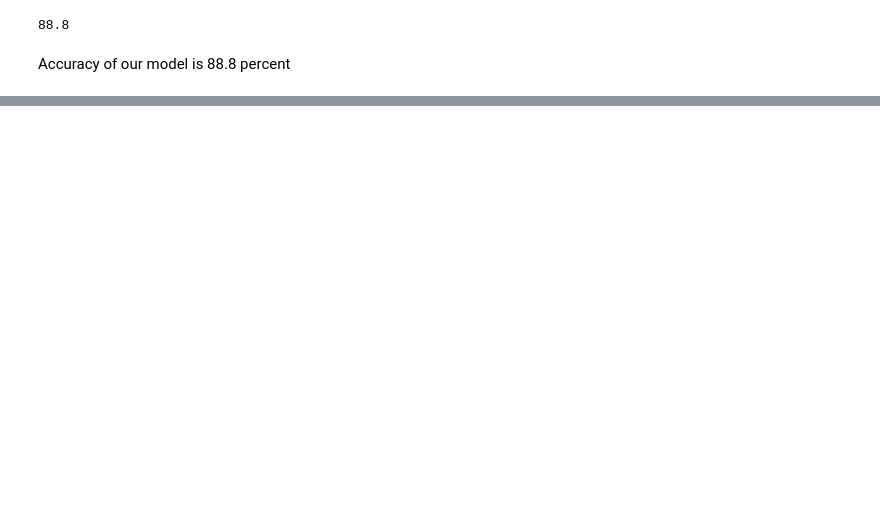
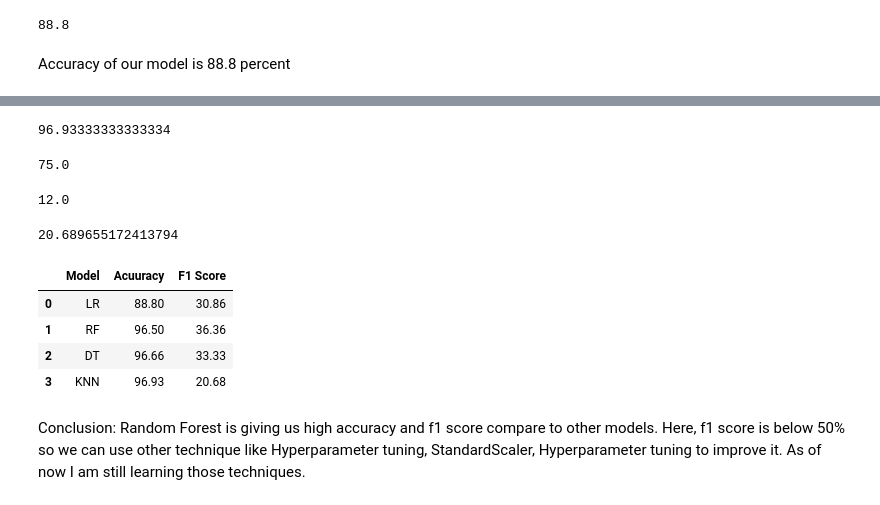
Before and after one commit to SahilD95/Credit-Risk-Analysis, a Jupyter notebook: Credit_Risk_Analysis.ipynb, the cells around one changed output, grey strips where cells are left out. Saved outputs shown, nothing was run; the diff lists cells and outputs as text; code cells hidden in the pictures; blank space fills up the shorter version.

```diff
--- a/Credit_Risk_Analysis.ipynb
+++ b/Credit_Risk_Analysis.ipynb
@@ -262,0 +466,33 @@ F1_Score
+# %%
+Accuracy_KNN = Acc_KNN = (TP_KNN+TN_KNN)/(TP_KNN+FP_KNN+FN_KNN+TN_KNN)
+Accuracy_KNN*100
+# %% [output]
+96.93333333333334
+# %%
+Recall_KNN = Rec_KNN = TP_KNN/(TP_KNN+FN_KNN)
+Recall_KNN*100
+# %% [output]
+75.0
+# %%
+Precision_KNN = TP_KNN/(TP_KNN+FP_KNN)
+Precision_KNN*100
+# %% [output]
+12.0
+# %%
+F1_Score_KNN = 2*Precision_KNN*Recall_KNN/(Precision_KNN+Recall_KNN)
+F1_Score_KNN*100
+# %% [output]
+20.689655172413794
+# %%
+data = [['LR', 88.8,30.86], ['RF',96.5, 36.36], ['DT', 96.66,33.33],['KNN',96.93,20.68]]
+
+Matrix = pd.DataFrame(data, columns=['Model', 'Acuuracy','F1 Score'])
+Matrix
+# %% [output]
+|  | Model | Acuuracy | F1 Score |
+| 0 | LR | 88.80 | 30.86 |
+| 1 | RF | 96.50 | 36.36 |
+| 2 | DT | 96.66 | 33.33 |
+| 3 | KNN | 96.93 | 20.68 |
+# %% [markdown]
+Conclusion: Random Forest is giving us high accuracy and f1 score compare to other models. Here, f1 score is below 50% so we can use other technique like Hyperparameter tuning, StandardScaler, Hyperparameter tuning to improve it. As of now I am still learning those techniques.
```
Also changed, not shown: parts of 77 cells of this notebook.
